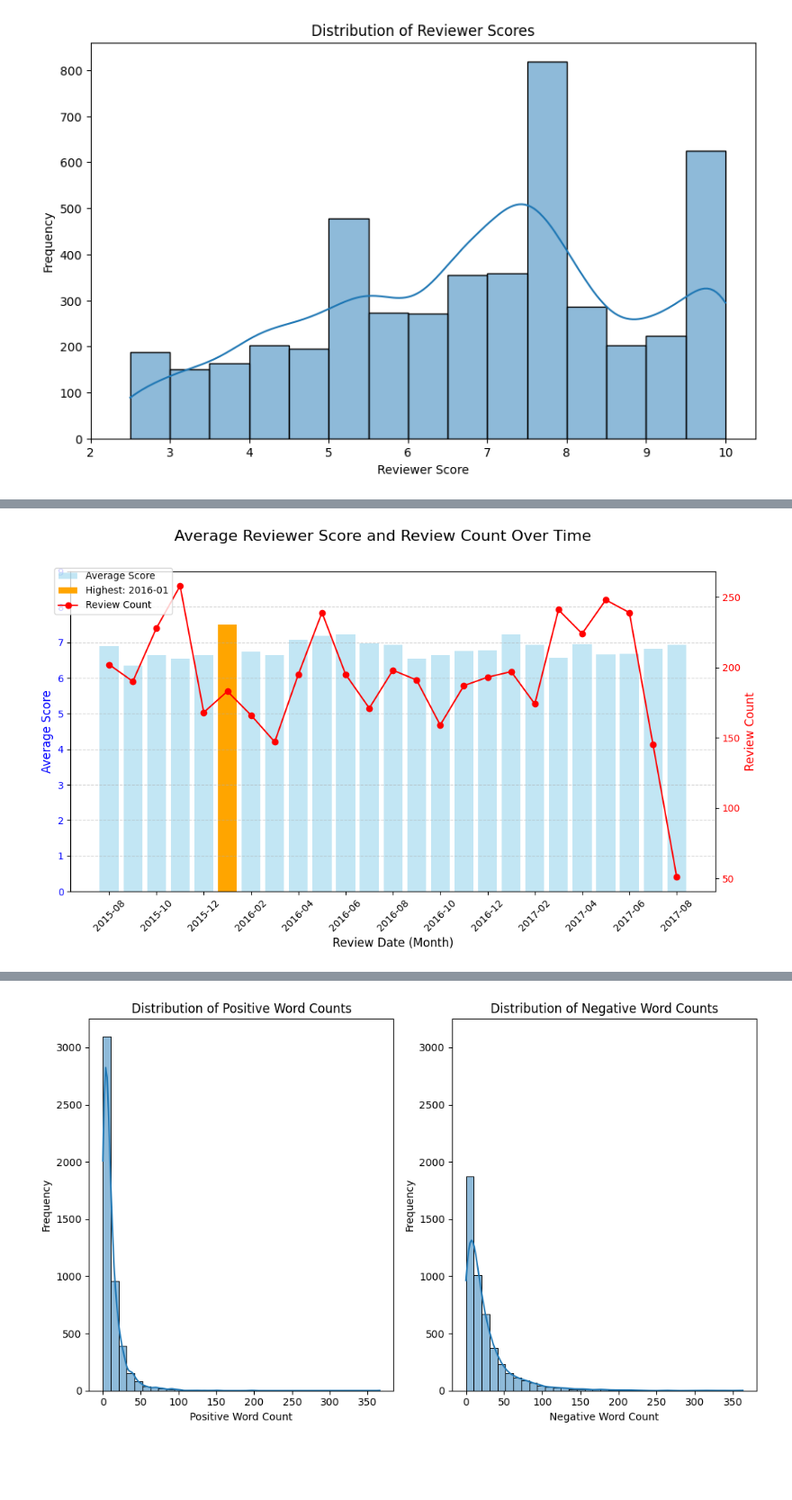
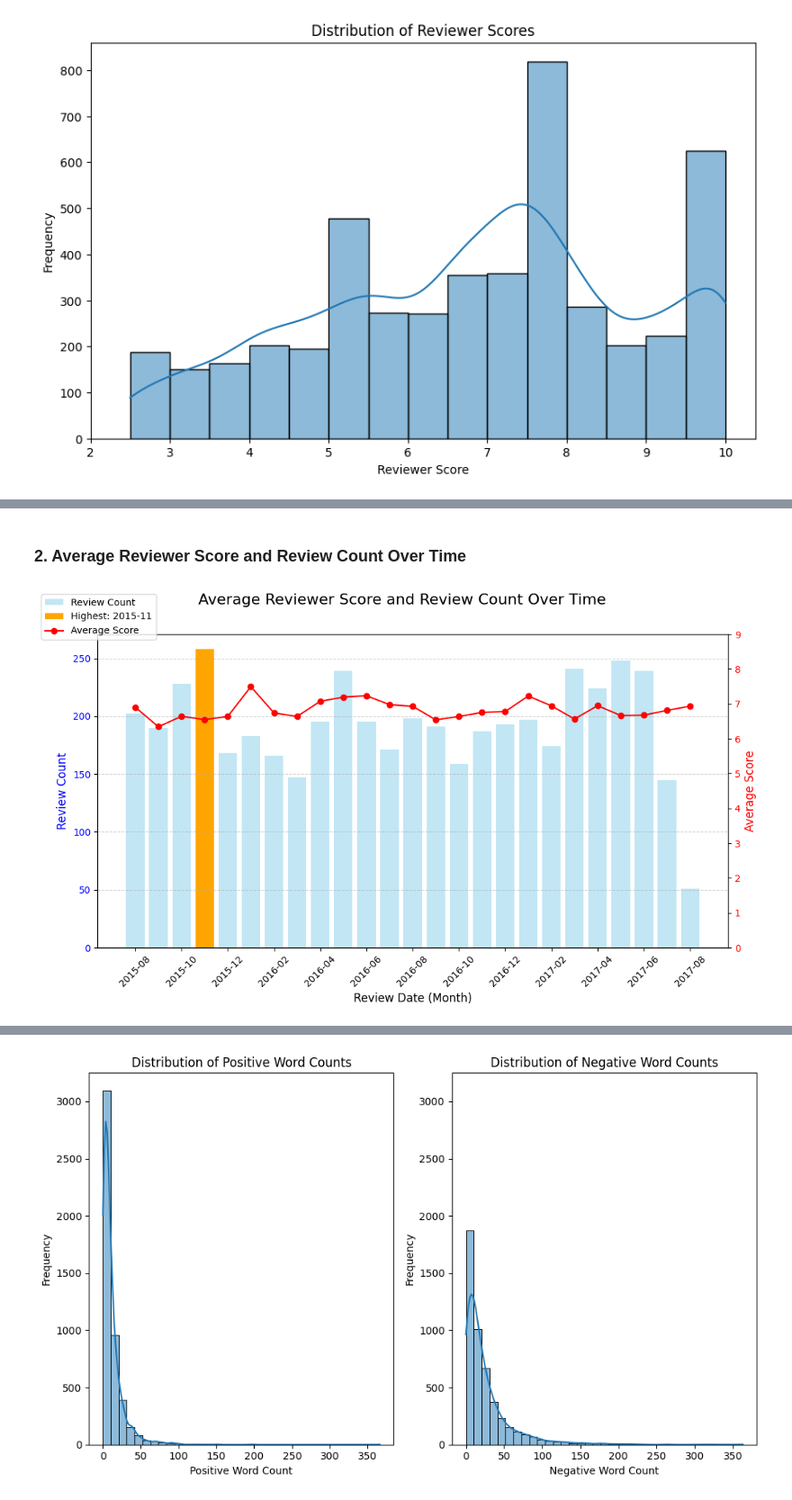
Before and after one commit to doanhieung/hotel-review-sentiment-analysis, a Jupyter notebook: notebook/eda.ipynb, the cells around one changed output, grey strips where cells are left out. Shown at 90% size. Cells and saved outputs as stored; diff of their text form; code cells hidden in the pictures; blank space fills up the shorter version.

```diff
--- a/notebook/eda.ipynb
+++ b/notebook/eda.ipynb
@@ -27,51 +33,54 @@ plt.show()
+# %% [markdown]
+### 2. Average Reviewer Score and Review Count Over Time
 # %%
-# 2. Average Reviewer Score and Review Count Over Time
-
 data["Review_Date"] = pd.to_datetime(data["Review_Date"], errors="coerce")
 data["Review_Month"] = data["Review_Date"].dt.to_period("M")
 
 monthly_avg_score = data.groupby("Review_Month")["Reviewer_Score"].mean()
 monthly_review_count = data.groupby("Review_Month")["Reviewer_Score"].count()
 
-highest_month = monthly_avg_score.idxmax()
-highest_score = monthly_avg_score.max()
+highest_month = monthly_review_count.idxmax()
+highest_score = monthly_review_count.max()
 
 fig, ax1 = plt.subplots(figsize=(12, 6))
 ax1.bar(
-    monthly_avg_score.index.astype(str),
-    monthly_avg_score,
+    monthly_review_count.index.astype(str),
+    monthly_review_count,
     color="skyblue",
     alpha=0.5,
-    label="Average Score",
+    label="Review Count",
 )
-ax1.set_xlabel("Review Date (Month)", fontsize=12)
-ax1.set_ylabel("Average Score", fontsize=12, color="blue")
+ax1.set_xlabel(
+    "Review Date (Month)",
+    fontsize=12,
+)
+ax1.set_ylabel("Review Count", fontsize=12, color="blue")
 ax1.tick_params(axis="y", labelcolor="blue")
-ax1.set_ylim(0, 9)
 
 ax1.bar(
     str(highest_month), highest_score, color="orange", label=f"Highest: {highest_month}"
 )
 
 ax2 = ax1.twinx()
 ax2.plot(
-    monthly_review_count.index.astype(str),
-    monthly_review_count,
+    monthly_avg_score.index.astype(str),
+    monthly_avg_score,
     color="red",
     marker="o",
-    label="Review Count",
+    label="Average Score",
 )
-ax2.set_ylabel("Review Count", fontsize=12, color="red")
+ax2.set_ylabel("Average Score", fontsize=12, color="red")
 ax2.tick_params(axis="y", labelcolor="red")
+ax2.set_ylim(0, 9)
 
 ax1.set_xticks(range(0, len(monthly_avg_score), 2))
 ax1.set_xticklabels(monthly_avg_score.index[::2].astype(str), rotation=45)
 
 fig.suptitle("Average Reviewer Score and Review Count Over Time", fontsize=16)
-fig.legend(loc="upper left", bbox_to_anchor=(0.1, 0.9))
+fig.legend(loc="upper left", bbox_to_anchor=(0.05, 0.99))
 
 ax1.grid(axis="y", linestyle="--", alpha=0.5)
 
 plt.show()
 # %% [output]
-[figure, old version]
+[figure, new version]
```
Also changed, not shown: parts of 16 cells of this notebook.
